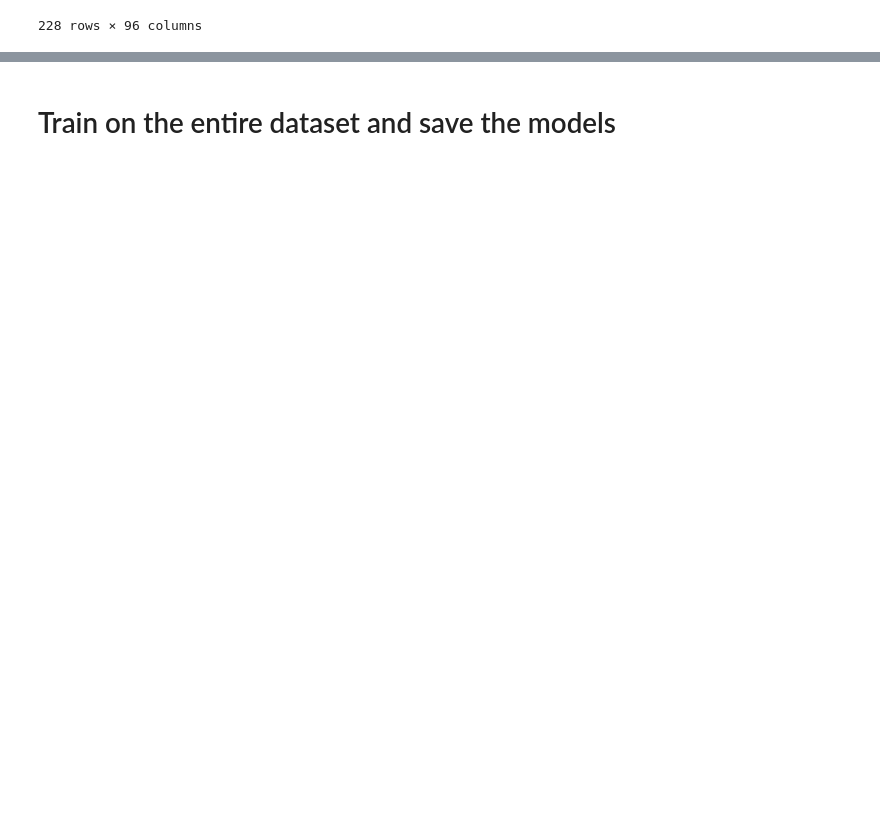
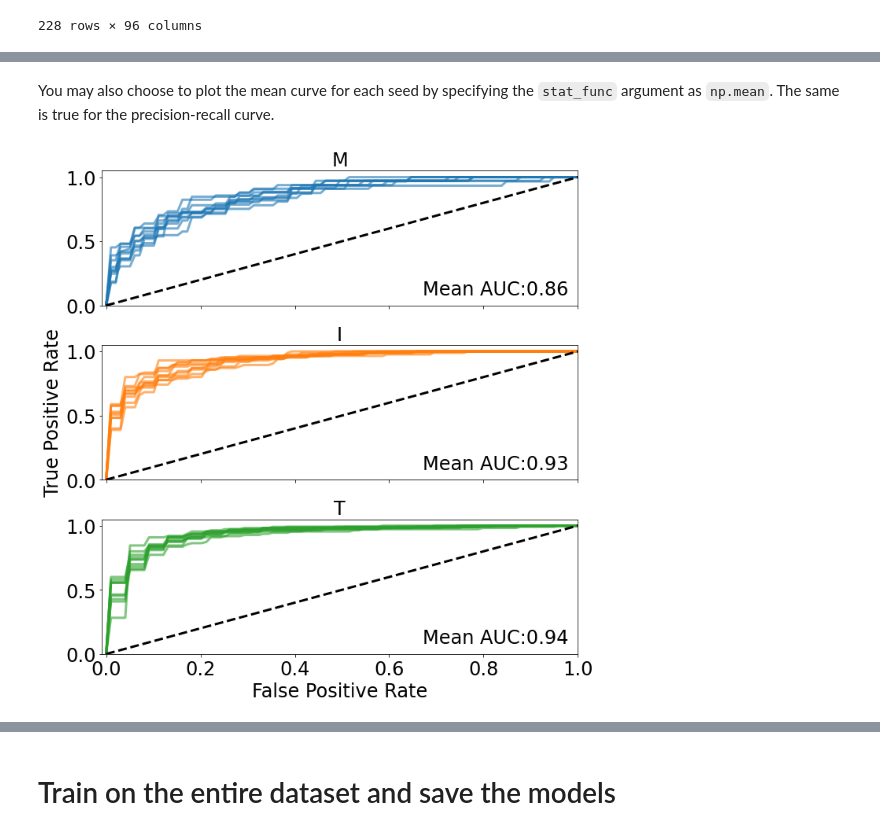
Before and after one commit to rpw199912j/mit_model_code, a Jupyter notebook: notebooks/model_building_and_eval.ipynb, the cells around one changed output, grey strips where cells are left out. Drawn from its saved outputs; the diff is of its cells as text; code cells hidden in the pictures; blank space fills up the shorter version.

```diff
--- a/notebooks/model_building_and_eval.ipynb
+++ b/notebooks/model_building_and_eval.ipynb
@@ -131,0 +167,6 @@ Mean f1_macro: 0.87 w/ std: 0.09
+# %% [markdown]
+You may also choose to plot the mean curve for each seed by specifying the `stat_func` argument as `np.mean`. The same is true for the precision-recall curve.
+# %%
+roc_curve_mean = plot_eval(df, best_params, eval_seeds=EVAL_RANDOM_SEEDS, num_folds=NUM_FOLDS, stat_func=np.mean)
+# %% [output]
+[figure, added]
```
Also changed, not shown: parts of 14 cells of this notebook, 12 other files.
